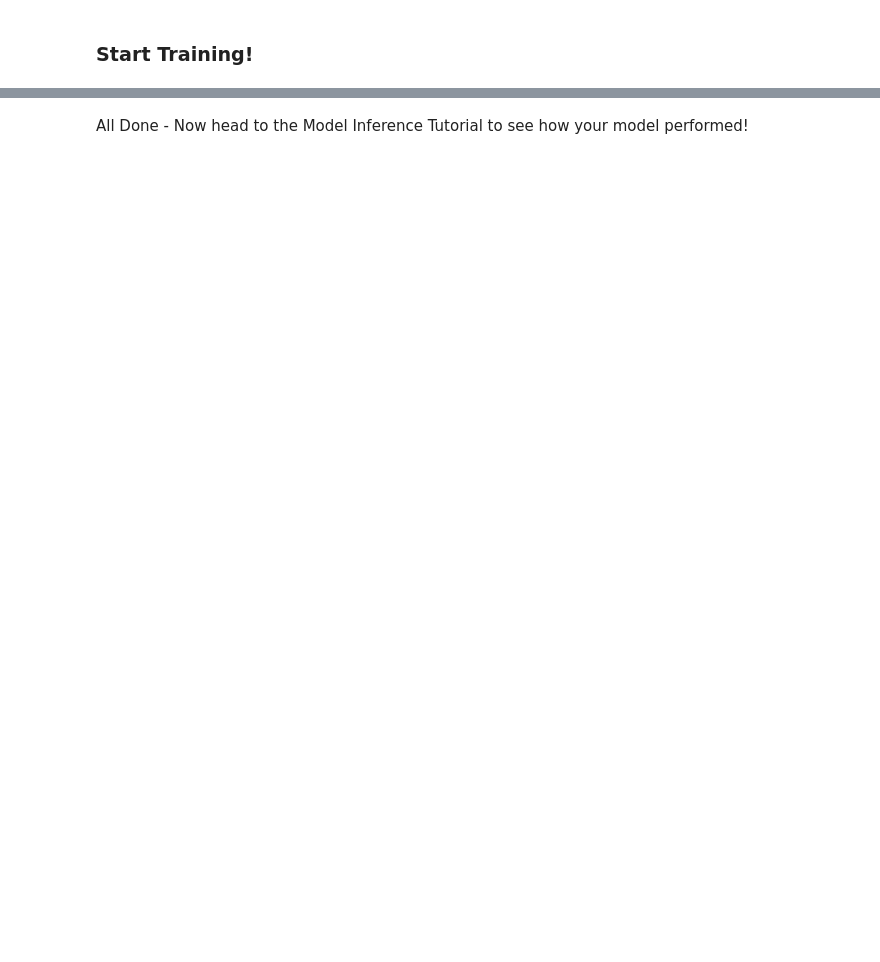
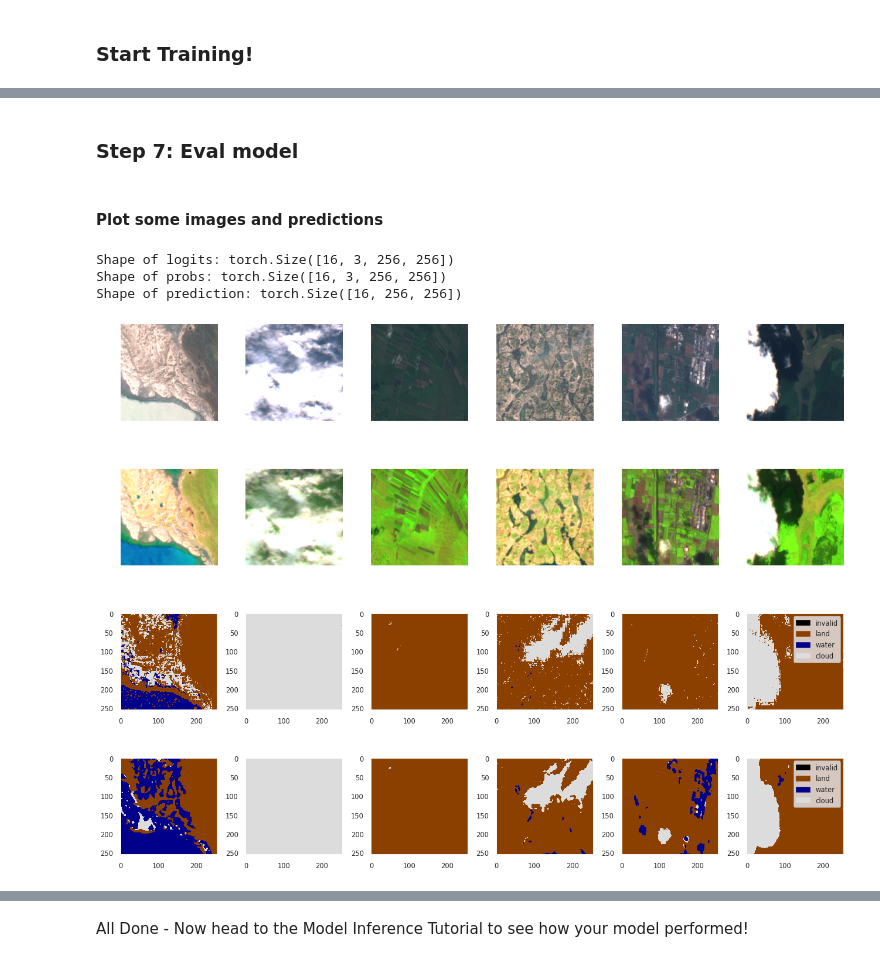
Before and after one commit to spaceml-org/ml4floods, a Jupyter notebook: jupyterbook/content/ml4ops/HOWTO_Train_models.ipynb, the cells around one changed output, grey strips where cells are left out. Cells and saved outputs as stored; diff of their text form; code cells hidden in the pictures; blank space fills up the shorter version.

```diff
--- a/jupyterbook/content/ml4ops/HOWTO_Train_models.ipynb
+++ b/jupyterbook/content/ml4ops/HOWTO_Train_models.ipynb
@@ -247,0 +304,31 @@ Epoch 0, global step 13: val_dice_loss reached 0.80061 (best 0.80061), saving mo
+# %% [markdown]
+### Step 7: Eval model
+# %% [markdown]
+#### Plot some images and predictions
+# %%
+# Run inference on the images shown before
+
+logits = model(batch["image"].to(model.device))
+print(f"Shape of logits: {logits.shape}")
+probs = torch.softmax(logits, dim=1)
+print(f"Shape of probs: {probs.shape}")
+prediction = torch.argmax(probs, dim=1).long().cpu()
+print(f"Shape of prediction: {prediction.shape}")
+# %% [output]
+Shape of logits: torch.Size([16, 3, 256, 256])
+Shape of probs: torch.Size([16, 3, 256, 256])
+Shape of prediction: torch.Size([16, 256, 256])
+# %%
+
+n_images=6
+fig, axs = plt.subplots(4, n_images, figsize=(18,14),tight_layout=True)
+worldfloods_model.plot_batch(batch["image"][:n_images],axs=axs[0],max_clip_val=3500.)
+worldfloods_model.plot_batch(batch["image"][:n_images],bands_show=["B11","B8", "B4"],
+                             axs=axs[1],max_clip_val=4500.)
+worldfloods_model.plot_batch_output_v1(batch["mask"][:n_images, 0],axs=axs[2], show_axis=True)
+worldfloods_model.plot_batch_output_v1(prediction[:n_images] + 1,axs=axs[3], show_axis=True)
+
+for ax in axs.ravel():
+    ax.grid(False)
+# %% [output]
+[figure, added]
```
Also changed, not shown: parts of 21 cells of this notebook, 18 other files.
